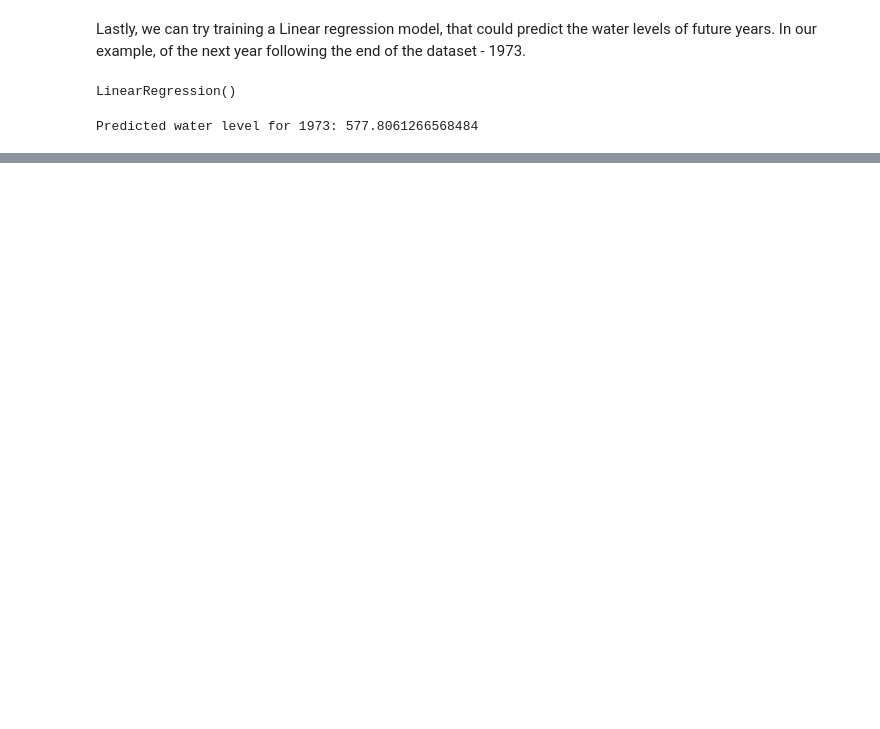
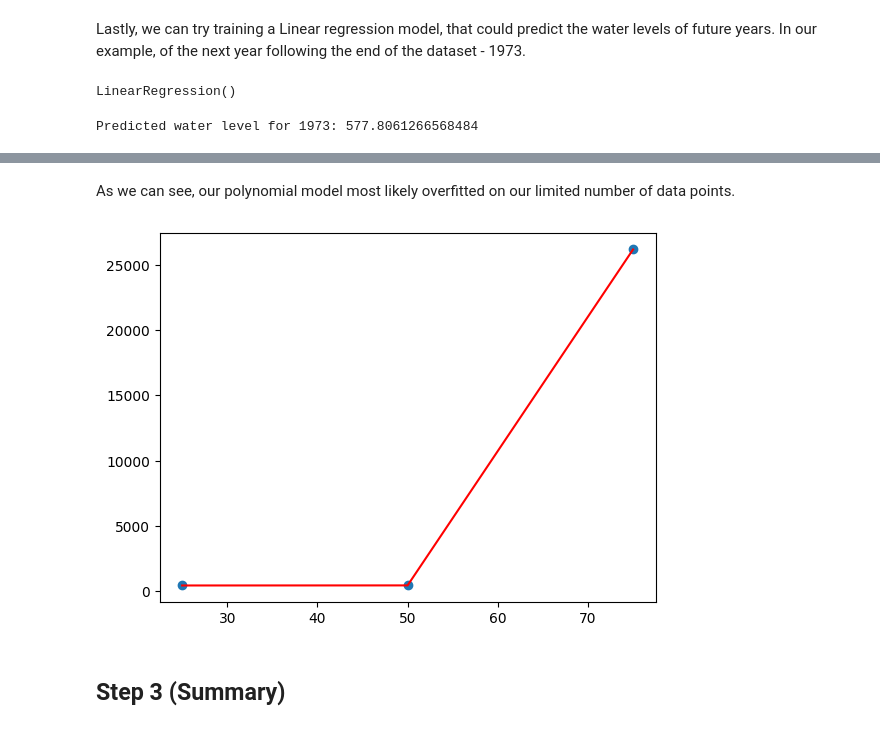
Before and after one commit to samlama111/II2202-quantitative-exercise, a Jupyter notebook: lake_huron.ipynb, the cells around one changed output, grey strips where cells are left out. Saved outputs shown, nothing was run; the diff lists cells and outputs as text; code cells hidden in the pictures; blank space fills up the shorter version.

Commit message:
Step 2 done

```diff
--- a/lake_huron.ipynb
+++ b/lake_huron.ipynb
@@ -152,0 +293,10 @@ Predicted water level for 1973: 577.8061266568484
+# %% [markdown]
+As we can see, our polynomial model most likely overfitted on our limited number of data points.
+# %%
+plt.scatter(x, y)
+plt.plot(x, y_predicted, c="red")
+plt.show()
+# %% [output]
+[figure, added]
+# %% [markdown]
+## Step 3 (Summary)
```
Also changed, not shown: parts of 23 cells of this notebook, 4 other files.
